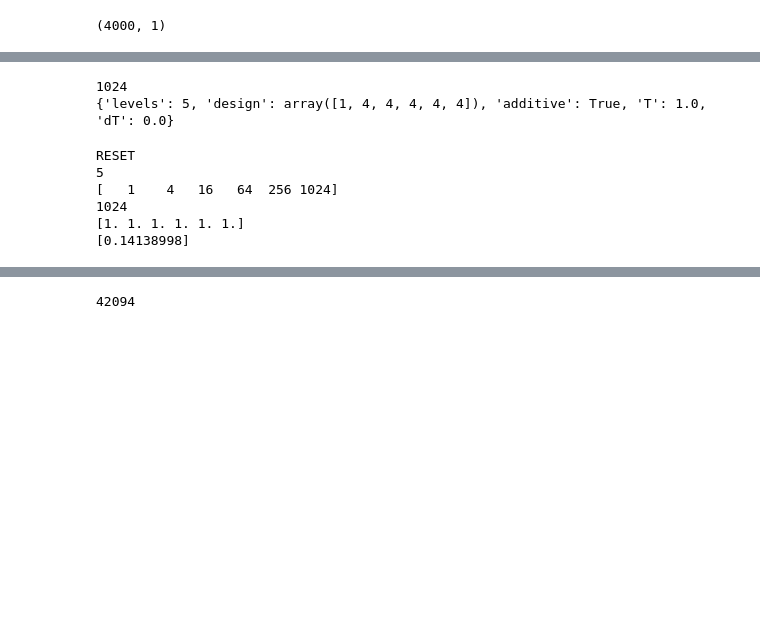
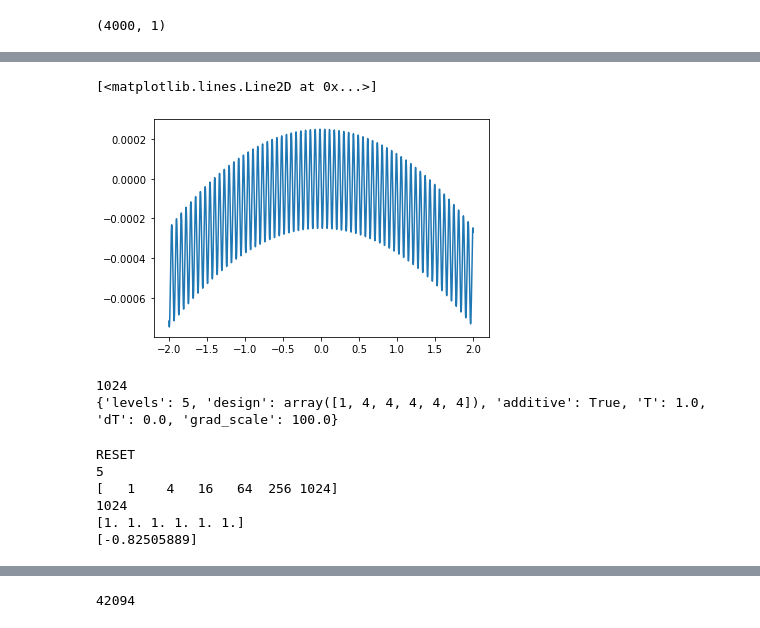
Before and after one commit to mjstrens/HINTS, a Jupyter notebook: HINTS.ipynb, the cells around one changed output, grey strips where cells are left out. Cells and saved outputs as stored; diff of their text form; code cells hidden in the pictures; blank space fills up the shorter version.

Commit message:
added scale factor at input to sin corruption and new test function with discontinuity

```diff
--- a/HINTS.ipynb
+++ b/HINTS.ipynb
@@ -16,7 +16,8 @@ shuffle(xs) # so noise is random
 exs = np.expand_dims(xs, axis=1)
 print(exs.shape)
 
-e = TestFn(proposal1, xs.size)
+#e = TestFnSign(proposal1, xs.size)
+e = TestFn(proposal1, xs.size, 100)
 # %% [output]
 (4000, 1)
 # %%
@@ -38,3 +37,13 @@ Wall time: 3.36 ms
+# %%
+# example single scenario = corrupted log Gaussian density (if we're using TestFn)
+plt.figure()
+xs = np.arange(-2.0, 2.0, 0.001)
+exs = np.expand_dims(xs, axis=1)
+ys = [e.evaluate(x, 0) for x in exs]
+plt.gca().plot(xs, ys)
+# %% [output]
+[<matplotlib.lines.Line2D at 0x...>]
+[figure, added]
 # %%
 import argparse
 parser = argparse.ArgumentParser()
@@ -64,14 +73,18 @@ args.additive = True # effectively selects a different temperature structure whe
 
 args.T = 1.0 #top level
 args.dT = 0.0 if args.additive else 0.5 # temperature increment by level (mainly for optimisation or averaging structure)
+args.grad_scale = 100.0 # for first TestFn
+
 
 print(args.__dict__)
 # %% [output]
 1024
-{'levels': 5, 'design': array([1, 4, 4, 4, 4, 4]), 'additive': True, 'T': 1.0, 'dT': 0.0}
+{'levels': 5, 'design': array([1, 4, 4, 4, 4, 4]), 'additive': True, 'T': 1.0, 'dT': 0.0, 'grad_scale': 100.0}
 # %%
+# CHOOSE YOUR OWN TEST FUNCTION HERE!
 
-g = TestFn(proposal1, NUM_SCENARIOS, args.additive)
+#g = TestFn(proposal1, NUM_SCENARIOS, args.additive, args.grad_scale)
+g = TestFnSign(proposal1, NUM_SCENARIOS, args.additive)
 hmc = HINTS(args, g)
 state  = g.sample_initial_state()
 print(state)
@@ -89,7 +102,7 @@ RESET
 [   1    4   16   64  256 1024]
 1024
 [1. 1. 1. 1. 1. 1.]
-[0.14138998]
+[-0.82505889]
 # %%
 # FAR FASTER WITHOUT CACHING FOR SIMPLE TEST TASKS
 # SO IF WE CACHE, SHOULD BE BIG CHUNKS. OR WE AVOID MEMOIZING
```
Also changed, not shown: parts of 5 cells of this notebook, 1 other file.
